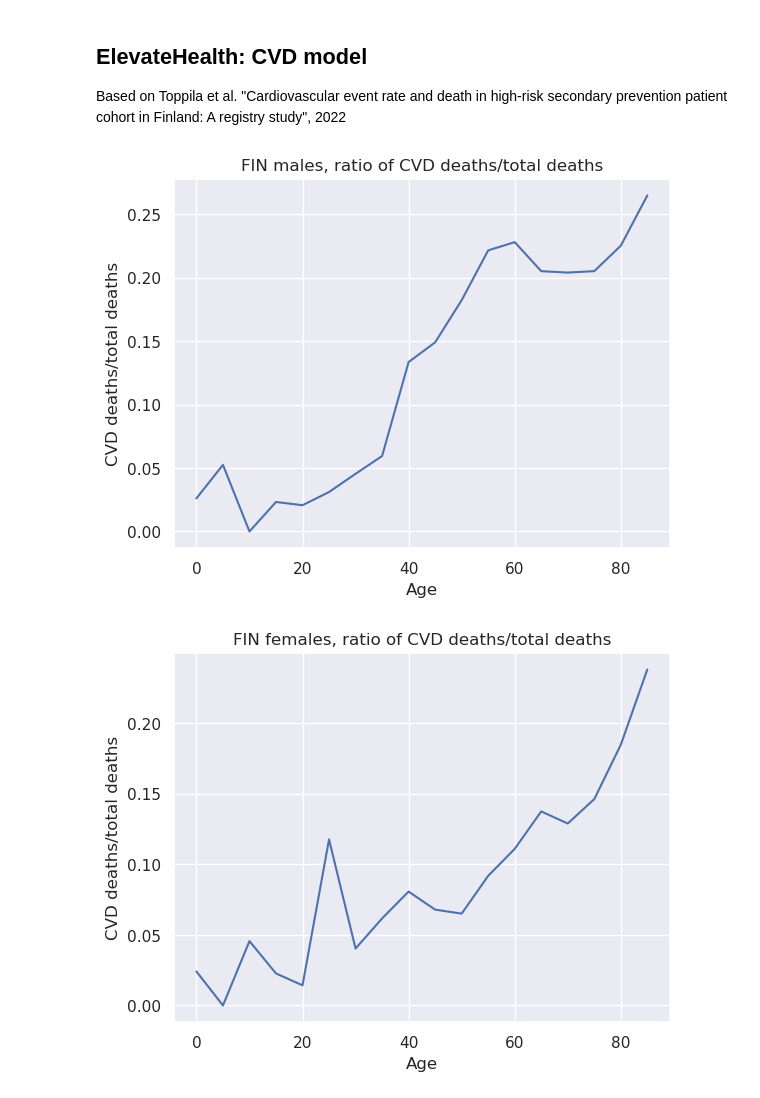
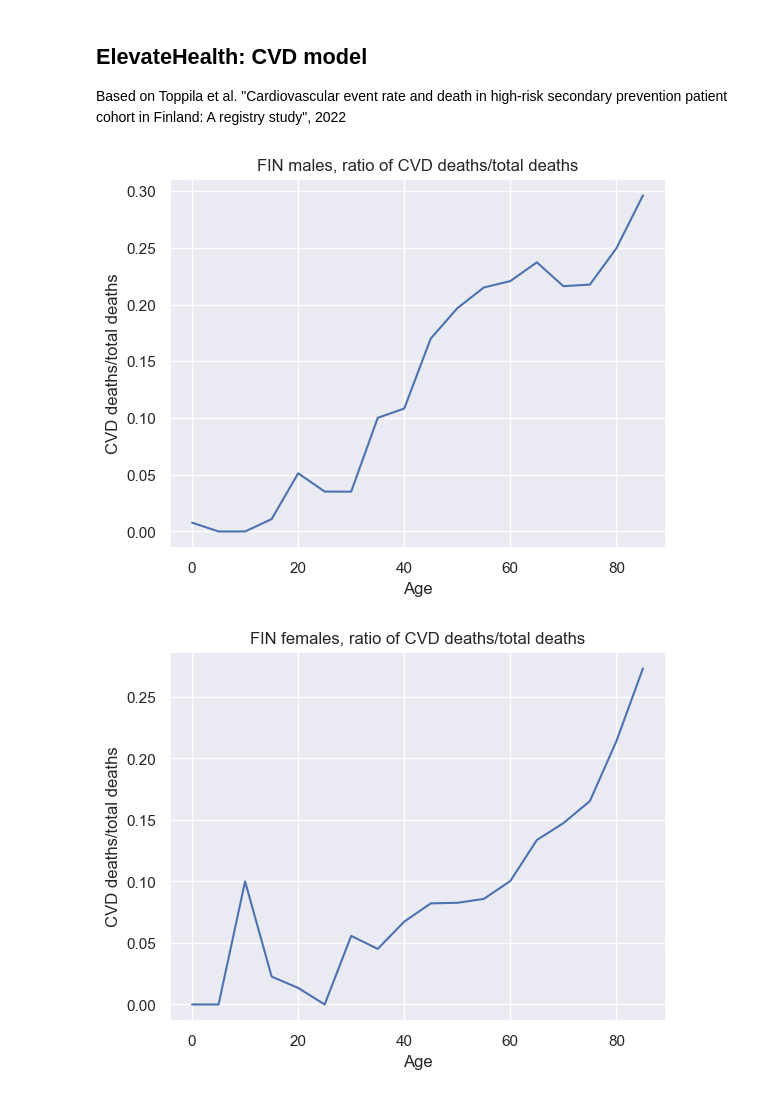
Before and after one commit to michaelReb/elevateHealth, a Jupyter notebook: CVD model/CVD_model.ipynb, the cells around one changed output. Cells and saved outputs as stored; diff of their text form; code cells hidden in the pictures.

```diff
--- a/CVD model/CVD_model.ipynb
+++ b/CVD model/CVD_model.ipynb
@@ -24,36 +24,36 @@ swe_cod_agg = (
     .agg("sum")
     .reset_index()
 )
-swe_cvd = swe_cod[(swe_cod["cause"] == "S007") & (swe_cod["year"] == 2023) & (swe_cod["sex"] < 3)]
+swe_cvd = swe_cod[(swe_cod["cause"] == "S007") & (swe_cod["year"] == 2019) & (swe_cod["sex"] < 3)]
 swe_cvd = pd.merge(swe_cvd, swe_cod_agg, on = ["year", "sex"])
 
 r = swe_cvd[swe_cvd["sex"] == 1].reset_index()
 sns.set()
 plt.figure()
 plt.plot(np.arange(0,86,5), [r.m0_x[0]/r.m0_y[0], r.m5_x[0]/r.m5_y[0], r.m10_x[0]/r.m10_y[0], r.m15_x[0]/r.m15_y[0], r.m20_x[0]/r.m20_y[0], r.m25_x[0]/r.m25_y[0], r.m30_x[0]/r.m30_y[0], r.m35_x[0]/r.m35_y[0], r.m40_x[0]/r.m40_y[0], r.m45_x[0]/r.m45_y[0], r.m50_x[0]/r.m50_y[0], r.m55_x[0]/r.m55_y[0], r.m60_x[0]/r.m60_y[0], r.m65_x[0]/r.m65_y[0], r.m70_x[0]/r.m70_y[0], r.m75_x[0]/r.m75_y[0], r.m80_x[0]/r.m80_y[0], r.m85_x[0]/r.m85_y[0]])
 plt.title("FIN males, ratio of CVD deaths/total deaths")
 plt.xlabel("Age")
 plt.ylabel("CVD deaths/total deaths")
 plt.show()
 
 r = swe_cvd[swe_cvd["sex"] == 2].reset_index()
 sns.set()
 plt.figure()
 plt.plot(np.arange(0,86,5), [r.m0_x[0]/r.m0_y[0], r.m5_x[0]/r.m5_y[0], r.m10_x[0]/r.m10_y[0], r.m15_x[0]/r.m15_y[0], r.m20_x[0]/r.m20_y[0], r.m25_x[0]/r.m25_y[0], r.m30_x[0]/r.m30_y[0], r.m35_x[0]/r.m35_y[0], r.m40_x[0]/r.m40_y[0], r.m45_x[0]/r.m45_y[0], r.m50_x[0]/r.m50_y[0], r.m55_x[0]/r.m55_y[0], r.m60_x[0]/r.m60_y[0], r.m65_x[0]/r.m65_y[0], r.m70_x[0]/r.m70_y[0], r.m75_x[0]/r.m75_y[0], r.m80_x[0]/r.m80_y[0], r.m85_x[0]/r.m85_y[0]])
 plt.title("FIN females, ratio of CVD deaths/total deaths")
 plt.xlabel("Age")
 plt.ylabel("CVD deaths/total deaths")
 plt.show()
 
 
 cvd_ratio = ages/max_age*0.25
 
 plt.figure()
 plt.plot(ages, cvd_ratio)
 plt.title("Assumed ratio of CVD deats/total deaths")
 plt.xlabel("Age")
 plt.ylabel("CVD deaths/total deaths")
 plt.show()
 # %% [output]
-[figure, old version]
+[figure, new version]
-[figure, old version]
+[figure, new version]
```
Also changed, not shown: parts of 10 cells of this notebook.
